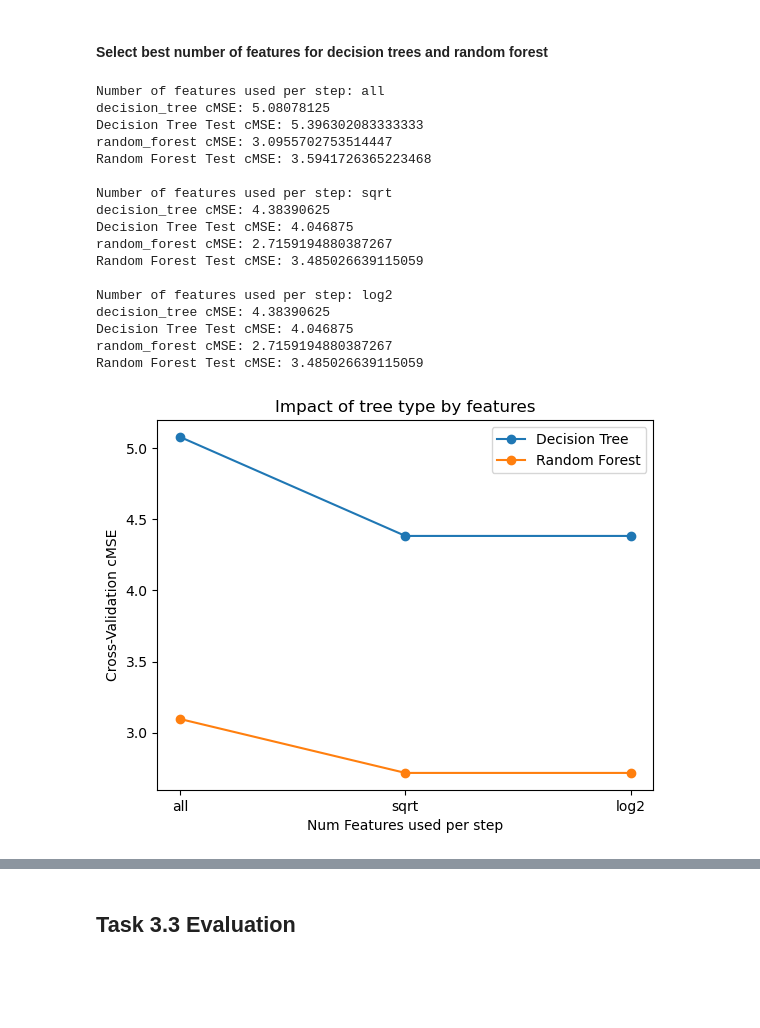
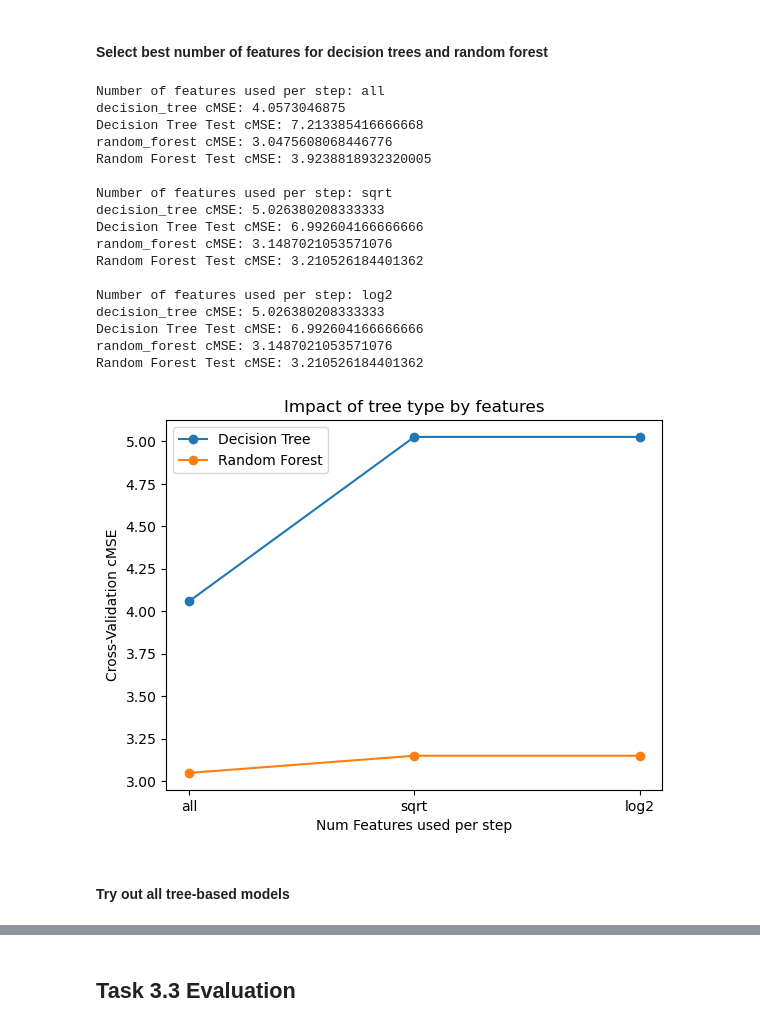
Before and after one commit to RenatoViola/AA_Assignment_2, a Jupyter notebook: Code/task_3.ipynb, the cells around one changed output, grey strips where cells are left out. Drawn from its saved outputs; the diff is of its cells as text; code cells hidden in the pictures; blank space fills up the shorter version.

```diff
--- a/Code/task_3.ipynb
+++ b/Code/task_3.ipynb
@@ -383,22 +394,20 @@ X_train, X_test, y_train, y_test, c_train, c_test = train_test_split(X, y, c, te
 # %% [markdown]
 #### Function for training tree-based model
 # %%
-def train_tree_based_model(X, y, c, type='decision_tree', max_features='all', max_depth=None, **kwargs):
+def train_tree_based_model(X, y, c, type='decision_tree', max_features='all', **kwargs):
     if max_features == 'all':
         max_features = X.shape[1]
 
     if type == 'decision_tree':
-        model = DecisionTreeRegressor(random_state=42, max_depth=max_depth, **kwargs)
+        model = DecisionTreeRegressor(random_state=42, max_features=max_features, **kwargs)
     elif type == 'random_forest':
-        model = RandomForestRegressor(random_state=42, max_features=max_features, max_depth=max_depth, **kwargs)
-    elif type == 'gradient_boost':
-        model = GradientBoostingRegressor(random_state=42, max_depth=max_depth, **kwargs)
+        model = RandomForestRegressor(random_state=42, max_features=max_features, **kwargs)
     elif type == 'xgboost':
-        model = XGBRegressor(max_depth=max_depth, **kwargs)
+        model = XGBRegressor(**kwargs)
     elif type == 'catboost':
-        model = CatBoostRegressor(max_depth=max_depth, **kwargs)
+        model = CatBoostRegressor(**kwargs)
     elif type == 'hist_gradient_boost':
-        model = HistGradientBoostingRegressor(max_depth=max_depth, **kwargs)
+        model = HistGradientBoostingRegressor(random_state=42, **kwargs)
     else:
         raise ValueError(f"Unsupported model type: {type}")
 
@@ -419,51 +428,55 @@ def train_tree_based_model(X, y, c, type='decision_tree', max_features='all', ma
 features = ['all', 'sqrt', 'log2']
 decision_tree_cMSEs = []
 random_forest_cMSEs = []
+hist_gradient_boost_cMSEs = []
 
 for n_features in features:
     print(f"Number of features used per step: {n_features}")
 
     # Train Decision Tree
-    decision_tree_model, dt_cMSE = train_tree_based_model(
-        X_train, y_train, c_train, type='decision_tree', max_features=n_features, max_depth=None)
+    dt_model, dt_cMSE = train_tree_based_model(
+        X_train, y_train, c_train, type='decision_tree', max_features=n_features)
     decision_tree_cMSEs.append(dt_cMSE)
-    y_dt_test = decision_tree_model.predict(X_test)
+    y_dt_test = dt_model.predict(X_test)
     cMSE_dt_test = cMSE(y_test, y_dt_test, c_test)
     print(f"Decision Tree Test cMSE: {cMSE_dt_test}")
 
     # Train Random Forest
-    random_forest_model, rf_cMSE = train_tree_based_model(
-        X_train, y_train, c_train, type='random_forest', max_features=n_features, max_depth=None)
+    rf_model, rf_cMSE = train_tree_based_model(
+        X_train, y_train, c_train, type='random_forest', max_features=n_features)
     random_forest_cMSEs.append(rf_cMSE)
-    y_rf_test = random_forest_model.predict(X_test)
+    y_rf_test = rf_model.predict(X_test)
     cMSE_rf_test = cMSE(y_test, y_rf_test, c_test)
     print(f"Random Forest Test cMSE: {cMSE_rf_test}")
+
     print()
 
 # Plot
 plt.plot(features, decision_tree_cMSEs, label="Decision Tree", marker='o')
 plt.plot(features, random_forest_cMSEs, label="Random Forest", marker='o')
 plt.xlabel("Num Features used per step")
 plt.ylabel("Cross-Validation cMSE")
 plt.title("Impact of tree type by features")
 plt.legend()
 plt.show()
 # %% [output]
 Number of features used per step: all
-decision_tree cMSE: 5.08078125
-Decision Tree Test cMSE: 5.396302083333333
-random_forest cMSE: 3.0955702753514447
-Random Forest Test cMSE: 3.5941726365223468
+decision_tree cMSE: 4.0573046875
+Decision Tree Test cMSE: 7.213385416666668
+random_forest cMSE: 3.0475608068446776
+Random Forest Test cMSE: 3.9238818932320005
 
 Number of features used per step: sqrt
-decision_tree cMSE: 4.38390625
-Decision Tree Test cMSE: 4.046875
-random_forest cMSE: 2.7159194880387267
-Random Forest Test cMSE: 3.485026639115059
+decision_tree cMSE: 5.026380208333333
+Decision Tree Test cMSE: 6.992604166666666
+random_forest cMSE: 3.1487021053571076
+Random Forest Test cMSE: 3.210526184401362
 
 Number of features used per step: log2
-decision_tree cMSE: 4.38390625
-Decision Tree Test cMSE: 4.046875
-random_forest cMSE: 2.7159194880387267
-Random Forest Test cMSE: 3.485026639115059
+decision_tree cMSE: 5.026380208333333
+Decision Tree Test cMSE: 6.992604166666666
+random_forest cMSE: 3.1487021053571076
+Random Forest Test cMSE: 3.210526184401362
-[figure, old version]
+[figure, new version]
+# %% [markdown]
+#### Try out all tree-based models
```
Also changed, not shown: parts of 104 cells of this notebook, 2 other files.
